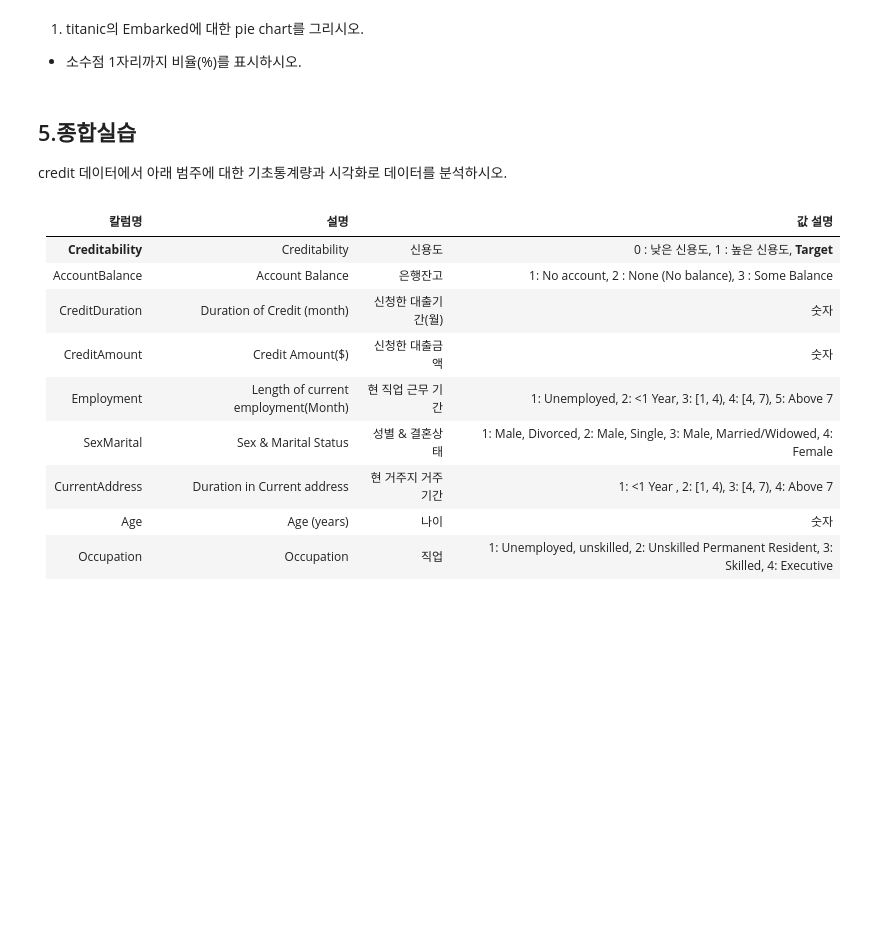
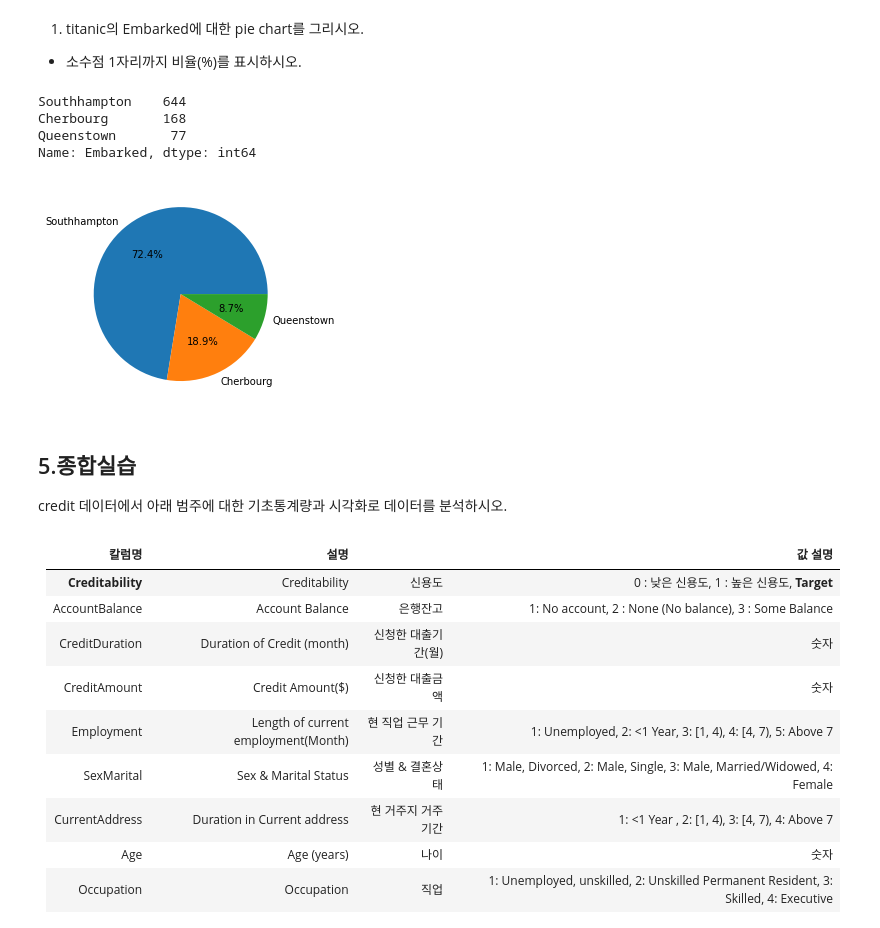
Before and after one commit to cyeongy/kt-aivle, a Jupyter notebook: 데이터 분석 및 의미찾기/04과 단변량분석_범주형변수.ipynb, the cells around one changed output. Drawn from its saved outputs; the diff is of its cells as text; code cells hidden in the pictures; blank space fills up the shorter version.

```diff
--- a/데이터 분석 및 의미찾기/04과 단변량분석_범주형변수.ipynb
+++ b/데이터 분석 및 의미찾기/04과 단변량분석_범주형변수.ipynb
@@ -240,6 +244,17 @@ plt.show()
 # %% [markdown]
 1) titanic의 Embarked에 대한 pie chart를 그리시오.
 * 소수점 1자리까지 비율(%)를 표시하시오.
+# %%
+tdata = titanic['Embarked'].value_counts()
+print(tdata)
+plt.pie(x = tdata.values, labels=tdata.index, autopct= '%.1f%%')
+plt.show()
+# %% [output]
+Southhampton    644
+Cherbourg       168
+Queenstown       77
+Name: Embarked, dtype: int64
+[figure, added]
 # %% [markdown]
 ## 5.종합실습
 
```
Also changed, not shown: parts of 2 cells of this notebook, 6 other files.
